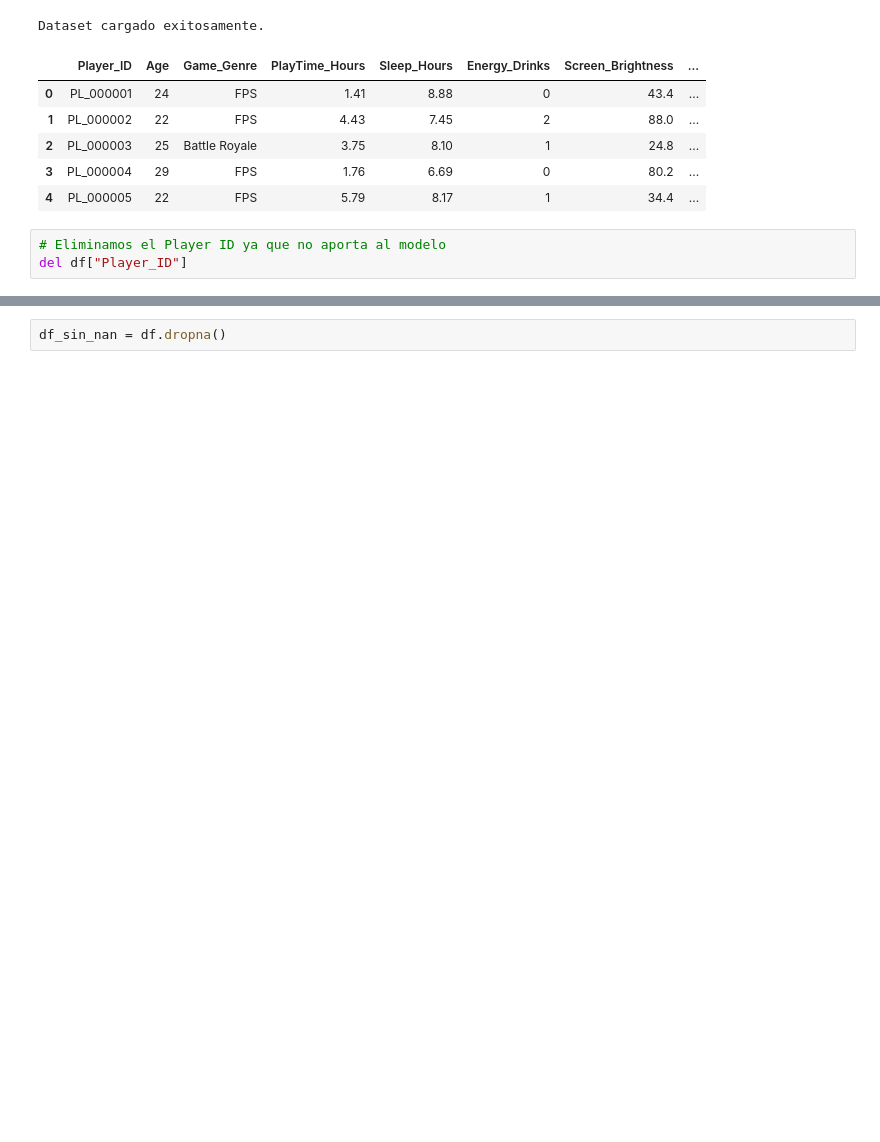
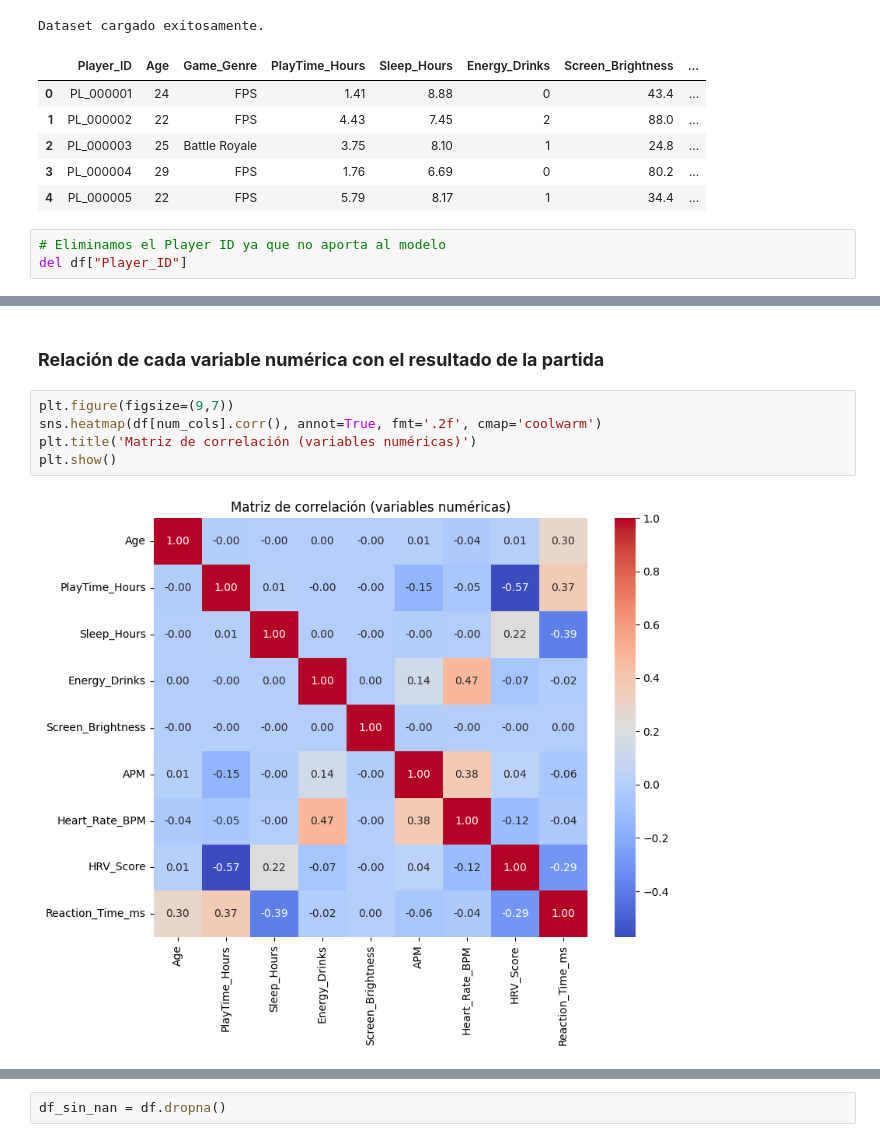
Before and after one commit to jfpa11100/E-Sports-ML, a Jupyter notebook: notebook.ipynb, the cells around one changed output, grey strips where cells are left out. Cells and saved outputs as stored; diff of their text form; blank space fills up the shorter version.

```diff
--- a/notebook.ipynb
+++ b/notebook.ipynb
@@ -104,0 +209,9 @@ for i, col in enumerate(cat_cols):
+# %% [markdown]
+### **Relación de cada variable numérica con el resultado de la partida**
+# %%
+plt.figure(figsize=(9,7))
+sns.heatmap(df[num_cols].corr(), annot=True, fmt='.2f', cmap='coolwarm')
+plt.title('Matriz de correlación (variables numéricas)')
+plt.show()
+# %% [output]
+[figure, added]
```
Also changed, not shown: parts of 40 cells of this notebook.
